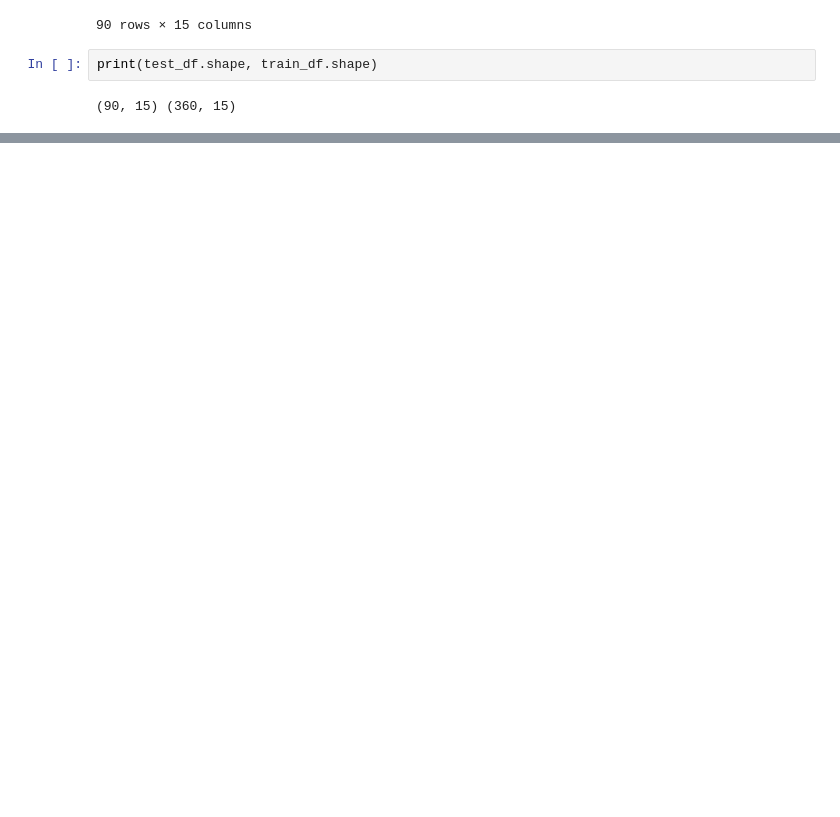
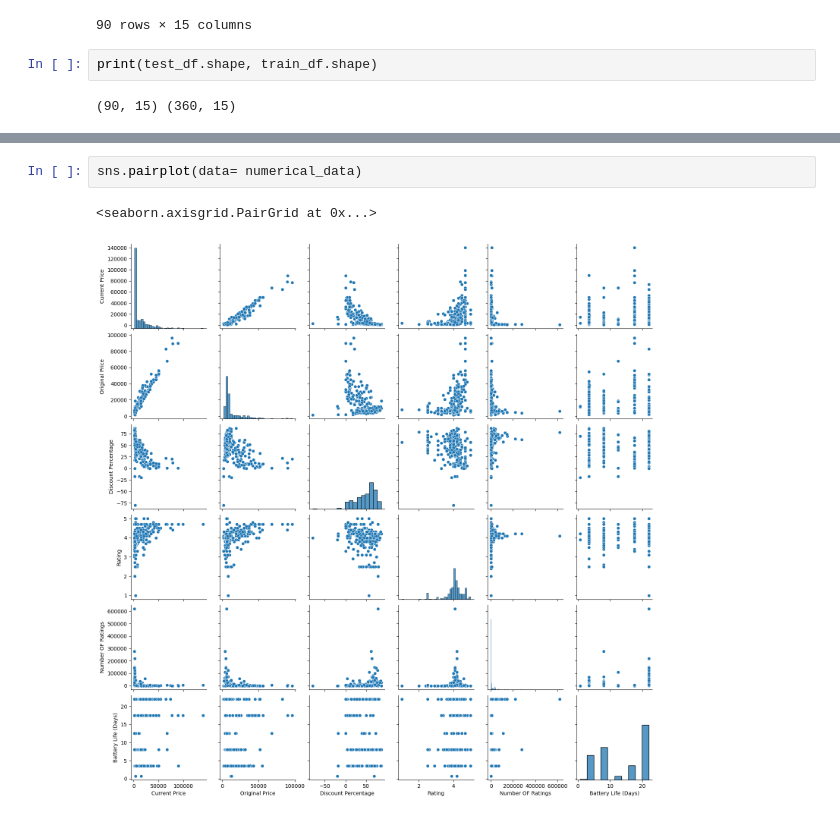
Before and after one commit to moronjie/watch_price_ml_project, a Jupyter notebook: main.ipynb, the cells around one changed output, grey strips where cells are left out. Cells and saved outputs as stored; diff of their text form; blank space fills up the shorter version.

```diff
--- a/main.ipynb
+++ b/main.ipynb
@@ -79,0 +209,5 @@ print(test_df.shape, train_df.shape)
+# %%
+sns.pairplot(data= numerical_data)
+# %% [output]
+<seaborn.axisgrid.PairGrid at 0x...>
+[figure, added]
```
Also changed, not shown: parts of 12 cells of this notebook.
